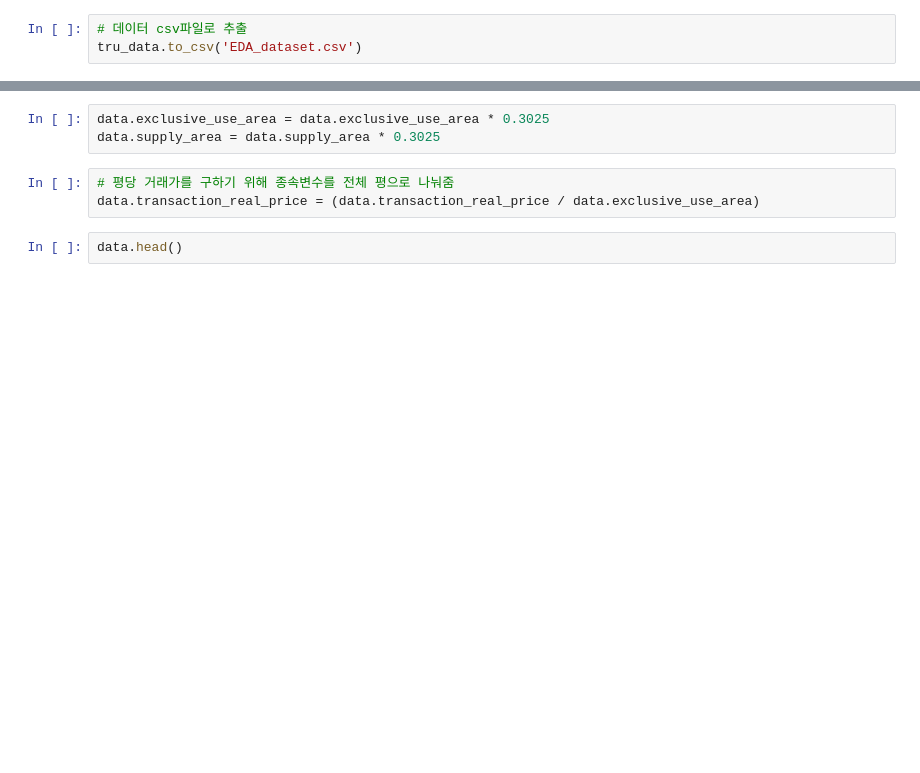
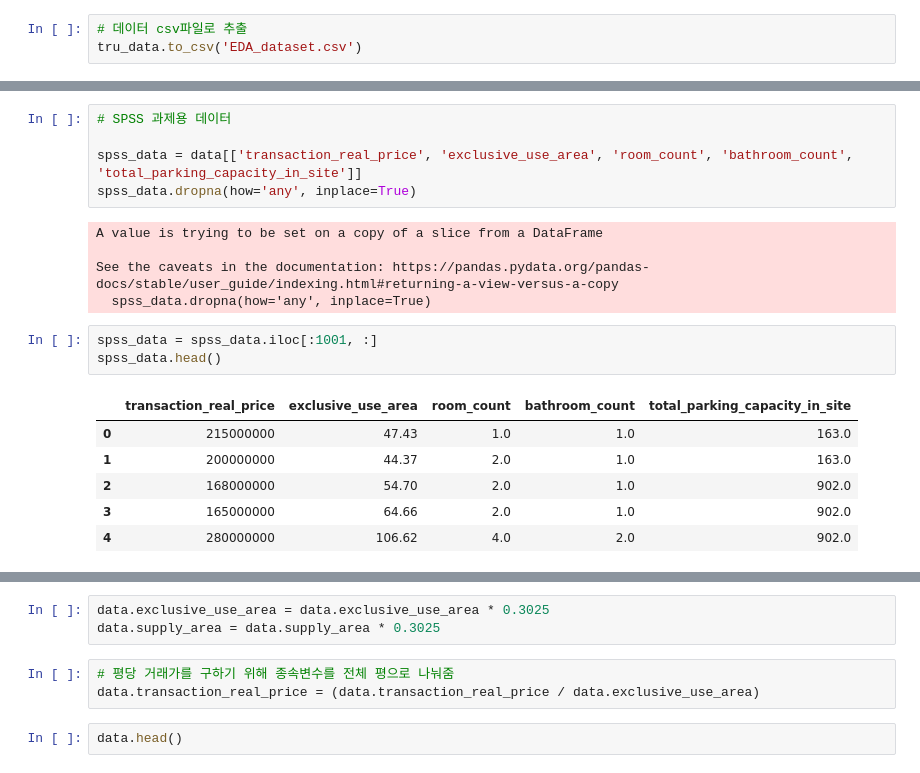
Before and after one commit to ehddy/2022-1, a Jupyter notebook: 직방 데이터(전처리).ipynb, the cells around one changed output, grey strips where cells are left out. Cells and saved outputs as stored; diff of their text form; blank space fills up the shorter version.

```diff
--- a/직방 데이터(전처리).ipynb
+++ b/직방 데이터(전처리).ipynb
@@ -222,0 +239,20 @@ Name: city, dtype: int64
+# %%
+# SPSS 과제용 데이터
+
+spss_data = data[['transaction_real_price', 'exclusive_use_area', 'room_count', 'bathroom_count', 'total_parking_capacity_in_site']]
+spss_data.dropna(how='any', inplace=True)
+# %% [output]
+A value is trying to be set on a copy of a slice from a DataFrame
+
+See the caveats in the documentation: https://pandas.pydata.org/pandas-docs/stable/user_guide/indexing.html#returning-a-view-versus-a-copy
+  spss_data.dropna(how='any', inplace=True)
+# %%
+spss_data = spss_data.iloc[:1001, :]
+spss_data.head()
+# %% [output]
+|  | transaction_real_price | exclusive_use_area | room_count | bathroom_count | total_parking_capacity_in_site |
+| 0 | 215000000 | 47.43 | 1.0 | 1.0 | 163.0 |
+| 1 | 200000000 | 44.37 | 2.0 | 1.0 | 163.0 |
+| 2 | 168000000 | 54.70 | 2.0 | 1.0 | 902.0 |
+| 3 | 165000000 | 64.66 | 2.0 | 1.0 | 902.0 |
+| 4 | 280000000 | 106.62 | 4.0 | 2.0 | 902.0 |
```
Also changed, not shown: parts of 12 cells of this notebook.
